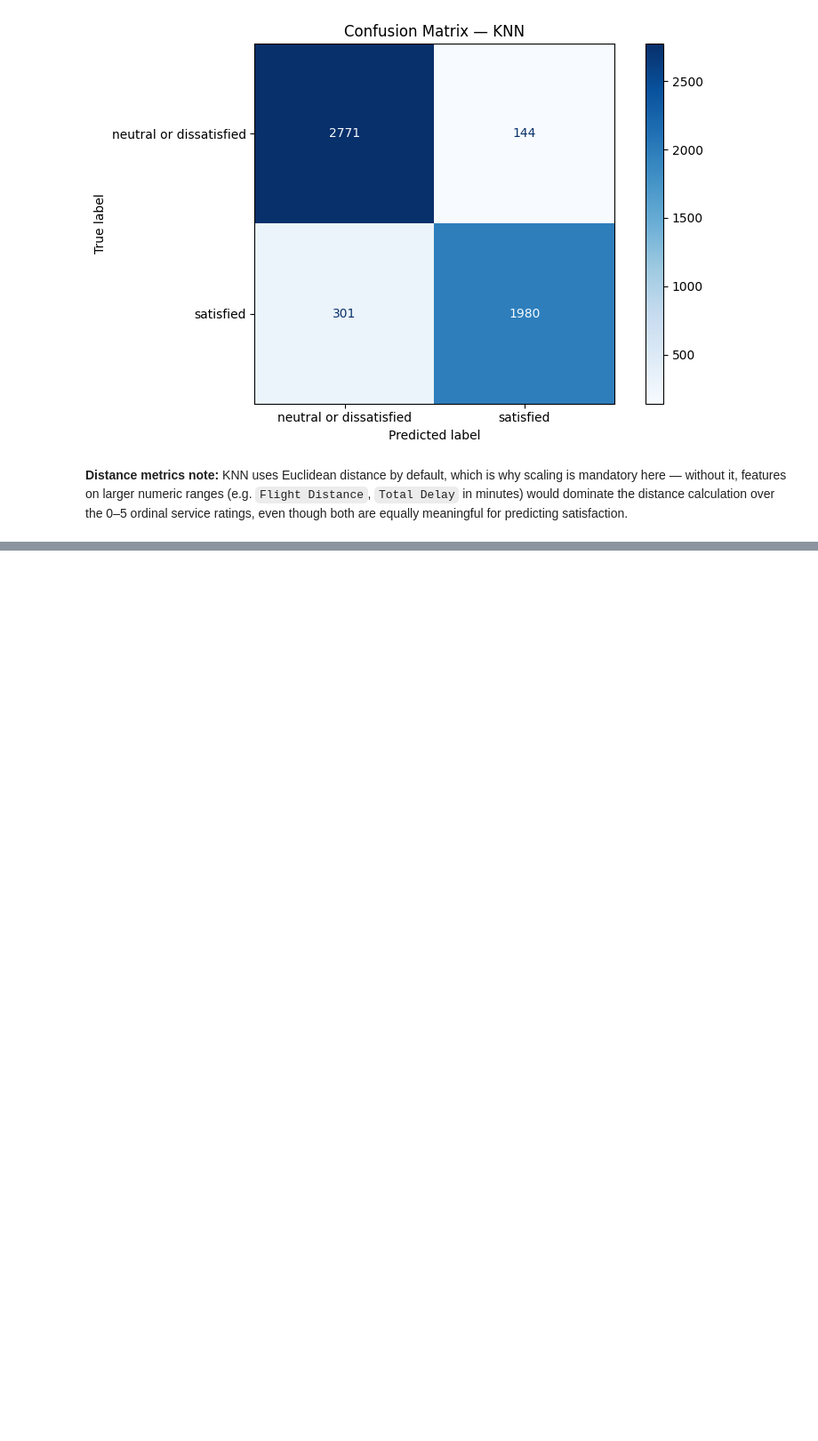
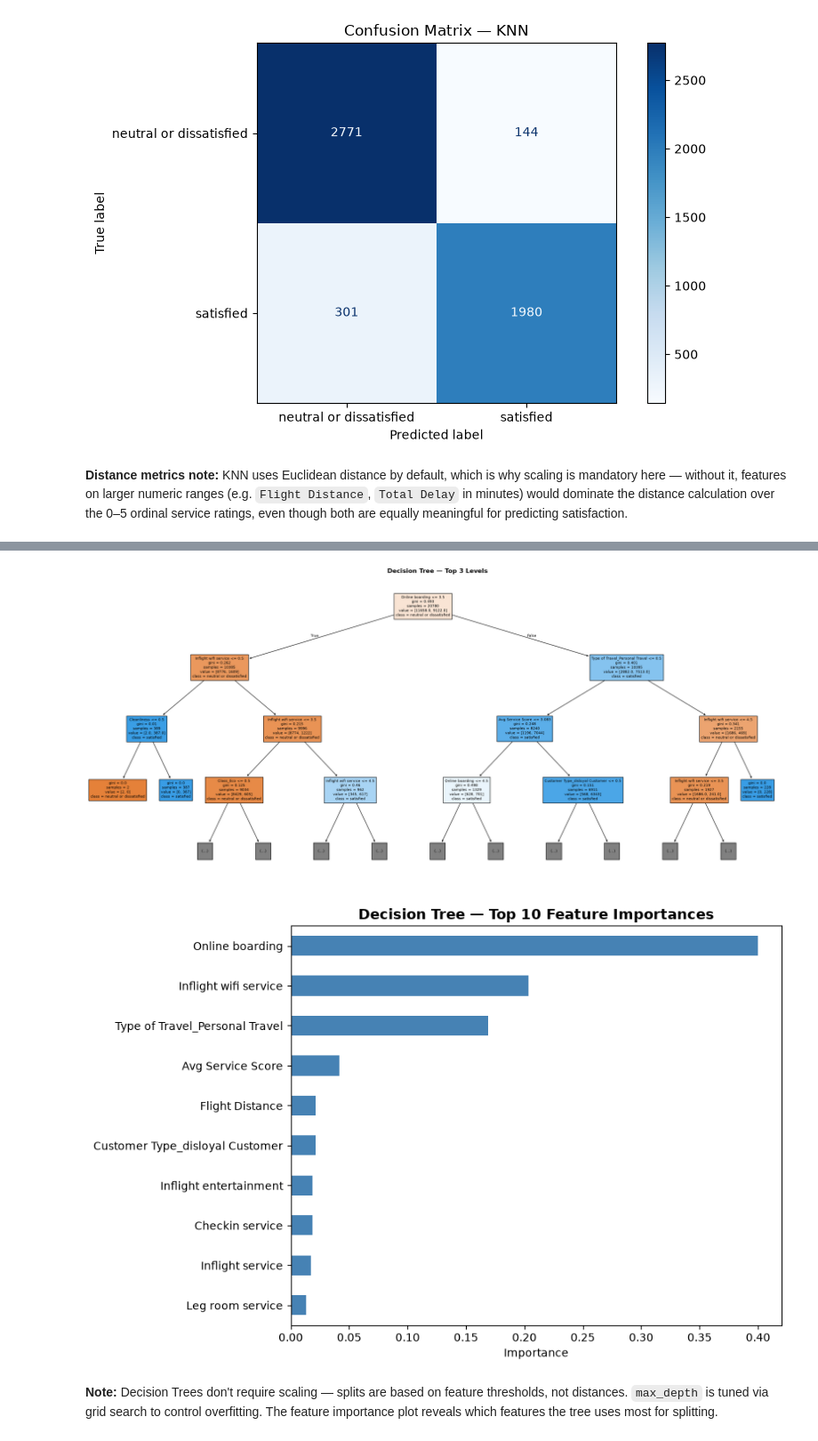
Before and after one commit to hemnath-28/ML-Evaulation-, a Jupyter notebook: classification.ipynb, the cells around one changed output, grey strips where cells are left out. Shown at 89% size. Drawn from its saved outputs; the diff is of its cells as text; code cells hidden in the pictures; blank space fills up the shorter version.

```diff
--- a/classification.ipynb
+++ b/classification.ipynb
@@ -306,0 +337,25 @@ both are equally meaningful for predicting satisfaction.
+# %%
+# Decision Tree visualization (top 3 levels for readability)
+plt.figure(figsize=(22, 10))
+plot_tree(best_dt, max_depth=3, feature_names=X.columns,
+          class_names=le.classes_, filled=True, fontsize=8)
+plt.title('Decision Tree — Top 3 Levels', fontsize=14, fontweight='bold')
+plt.tight_layout()
+plt.savefig('decision_tree.png', bbox_inches='tight', dpi=100)
+plt.show()
+
+# Feature importances
+importances = pd.Series(best_dt.feature_importances_, index=X.columns).sort_values(ascending=False)
+plt.figure(figsize=(9, 6))
+importances.head(10).plot(kind='barh', color='steelblue')
+plt.gca().invert_yaxis()
+plt.title('Decision Tree — Top 10 Feature Importances', fontsize=13, fontweight='bold')
+plt.xlabel('Importance')
+plt.tight_layout()
+plt.savefig('dt_feature_importance.png', bbox_inches='tight', dpi=120)
+plt.show()
+# %% [output]
+[figure, added]
+[figure, added]
+# %% [markdown]
+**Note:** Decision Trees don't require scaling — splits are based on feature thresholds, not distances. `max_depth` is tuned via grid search to control overfitting. The feature importance plot reveals which features the tree uses most for splitting.
```
Also changed, not shown: parts of 6 cells of this notebook.
